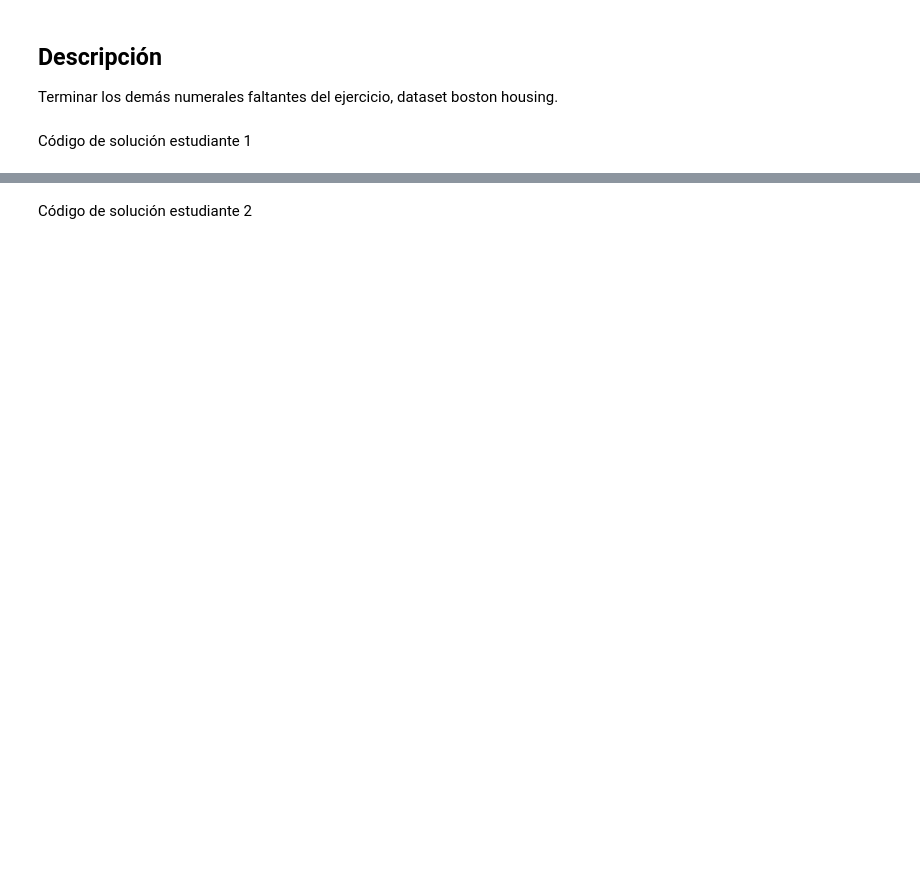
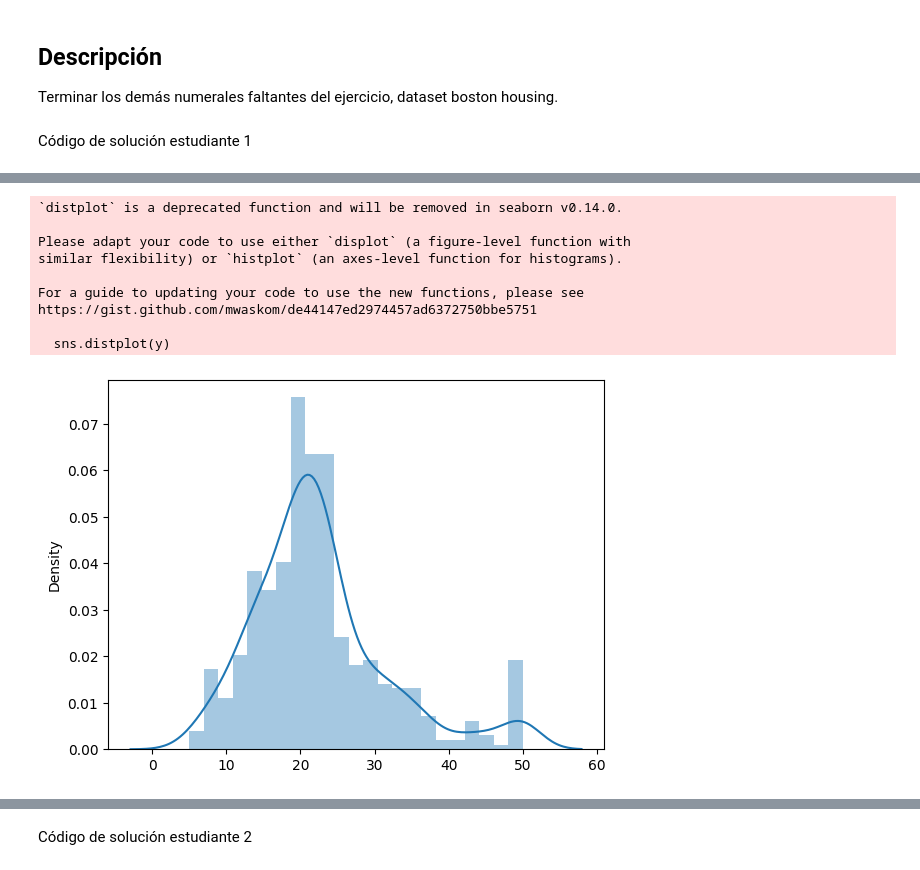
Before and after one commit to jaramillooo/Tarea_4_RAJuarez_AXCabrera, a Jupyter notebook: Tarea4_RAJuarez_ACabrera.ipynb, the cells around one changed output, grey strips where cells are left out. Drawn from its saved outputs; the diff is of its cells as text; code cells hidden in the pictures; blank space fills up the shorter version.

```diff
--- a/Tarea4_RAJuarez_ACabrera.ipynb
+++ b/Tarea4_RAJuarez_ACabrera.ipynb
@@ -28,0 +23,12 @@ Código de solución estudiante 1
+# %%
+# Código de solución estudiante 1
+import tensorflow as tf
+from tensorflow import keras
+import numpy as np
+import matplotlib.pyplot as plt
+import pandas as pd
+import seaborn as sns
+
+
+# Cargar los datos de entrenamiento y prueba
+(train_data, train_labels), (test_data, test_labels) = keras.datasets.boston_housing.load_data()
@@ -28,0 +47,22 @@ Código de solución estudiante 1
+# %%
+# Analizar la data completa
+columns = [
+    'CRIM',
+    'ZN',
+    'INDUS',
+    'CHAS',
+    'NOX',
+    'RM',
+    'AGE',
+    'DIS',
+    'RAD',
+    'TAX',
+    'PTRATIO',
+    'LSTAT',
+    'MEDV',
+]
+
+X = np.vstack([train_data, test_data])
+y = np.hstack([train_labels, test_labels]).reshape(-1, 1)
+data = pd.DataFrame(np.concatenate((X, y), axis=1), columns=columns)
+data.head(10)
@@ -28,0 +114,14 @@ Código de solución estudiante 1
+# %%
+sns.distplot(y)
+plt.show()
+# %% [output]
+`distplot` is a deprecated function and will be removed in seaborn v0.14.0.
+
+Please adapt your code to use either `displot` (a figure-level function with
+similar flexibility) or `histplot` (an axes-level function for histograms).
+
+For a guide to updating your code to use the new functions, please see
+https://gist.github.com/mwaskom/de44147ed2974457ad6372750bbe5751
+
+  sns.distplot(y)
+[figure, added]
```
Also changed, not shown: parts of 19 cells of this notebook.
